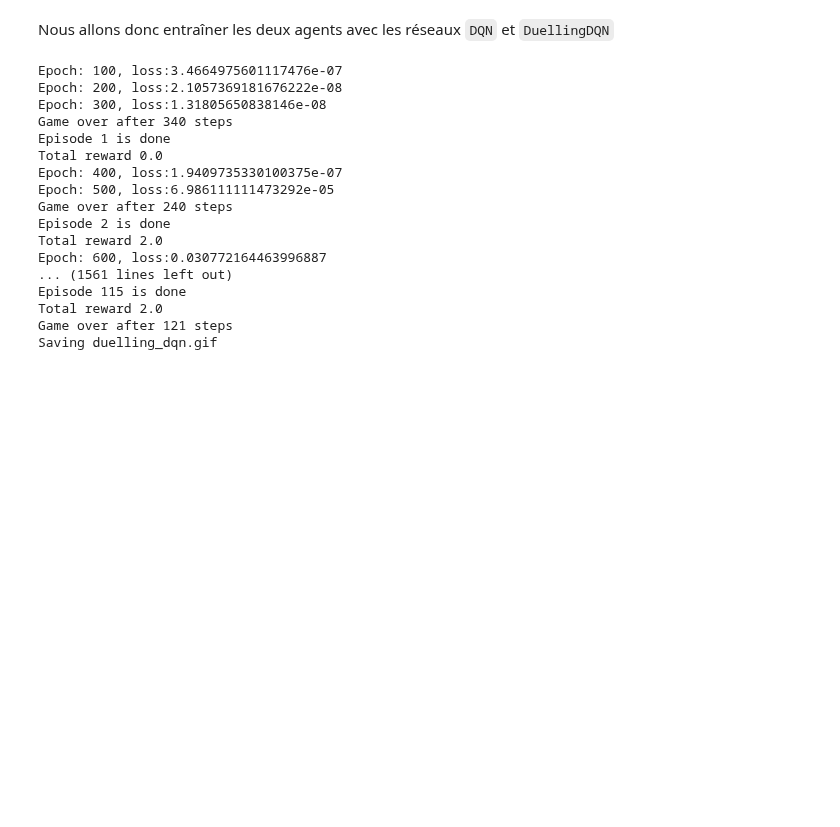
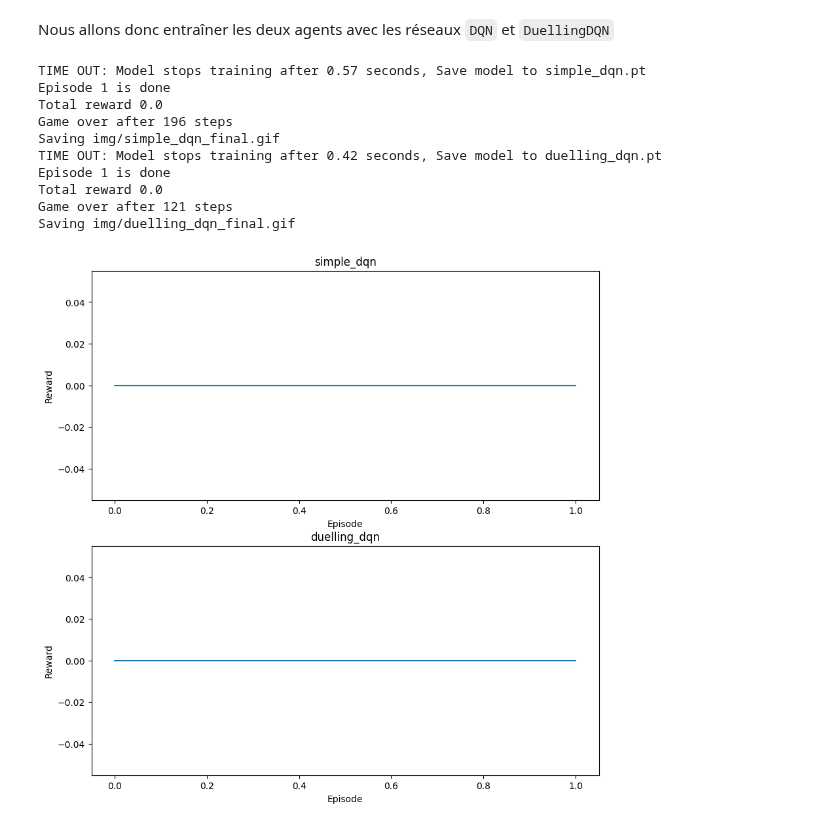
Before and after one commit to Bast-94/RL-DQN, a Jupyter notebook: RL-DQN.ipynb, the cells around one changed output. Saved outputs shown, nothing was run; the diff lists cells and outputs as text; code cells hidden in the pictures; blank space fills up the shorter version.

Commit message:
ADD(reward_plot) + REFRACTOR

```diff
--- a/RL-DQN.ipynb
+++ b/RL-DQN.ipynb
@@ -98,10 +102,13 @@ import matplotlib.pyplot as plt
 import numpy as np
 import random
 import copy
+import os
 from time import time
 from collections import namedtuple
 # Librairie dédiée à la création des gif finaux
 from PIL import Image
+IMG_DIR = 'img'
+MODEL_DIR = 'models'
 # %% [markdown]
 #### Prétraitement des données
 # %% [markdown]
@@ -453,7 +492,7 @@ class Trainer:
   batch_size = 32
   gamma = 0.9
   update_frequency = 5
-  def __init__(self, agent: DQNAgent, verbose:bool=True,time_limit=3600,nb_episodes:int=25000):
+  def __init__(self, agent: DQNAgent, verbose:bool=True,time_limit=3600,nb_episodes:int=25000,name:str=None):
       self.agent = agent
       self.verbose = verbose
       self.epochs_count = 0
@@ -466,16 +505,26 @@ class Trainer:
       episode_index = 0
       total_reward = 0
       self.reboot_timer()
-      rewards = []
+      self.rewards = []
+      max_reward = 0
       while episode_index < self.nb_episodes and not self.stop:
           reward = self.play()
           self.rewards.append(reward)
           episode_index += 1
           total_reward+=reward
+          if(reward > max_reward):
+            max_reward = reward
+            model_file_path = os.path.join(MODEL_DIR,self.agent.model_file+'.pt')
+            self.agent.save_model(model_file_path)
+            self.log(f'Saving model to {model_file_path}')
+            gif_file_path = os.path.join(IMG_DIR,self.agent.model_file+'.gif')
+            self.agent.generate_gif(gif_file_path)
+
+          self.rewards.append(reward)
           self.log(f'Episode {episode_index} is done')
           self.log(f'Total reward {reward}')
       if(save_model):
-        self.agent.save_model()
+        self.agent.save_model(os.path.join(MODEL_DIR,self.agent.model_file+'.pt'))
       if(gif_file is not None):
         self.agent.generate_gif(gif_file)
       return total_reward/episode_index
@@ -503,7 +552,7 @@ class Trainer:
       step_index = 0
       agent = self.agent
       current_state,frame = agent.state_gen.init_env()
-      agent.frames.append(frame)
+
 
       total_reward = 0
 
@@ -513,18 +562,14 @@ class Trainer:
           next_state, reward, done, info, next_state_frame = agent.make_action(a_t)
           assert next_state.shape[0] == (agent.seq_len), "Bad Shapes"
           assert current_state.shape[0] == (agent.seq_len), "Bad Shapes"
-          if(keep_frame):
-            agent.frames.append(next_state_frame)
+
           total_reward += reward
-
           if train:
               transition = GameTransition(current_state, a_t, reward, next_state, done)
               agent.experiences.enqueue(transition)
               loss = agent.train_model()
               if step_index % self.update_frequency == 0:
                   agent.update_parameters()
-              if(agent.epoch_count % 100 == 0):
-                self.log(f'Epoch: {agent.epoch_count}, loss:{loss}')
 
           if done:
               self.log(f'Game over after {step_index} steps')
@@ -536,41 +581,43 @@ class Trainer:
 Nous allons donc entraîner les deux agents avec les réseaux `DQN` et `DuellingDQN`
 # %%
 seq_len = 5
-TIME_LIMIT = 3600
+TIME_LIMIT = 2*3600
 env_name = 'ALE/Breakout-v5'
 env = gym.make(env_name, render_mode="rgb_array")
 
 model_types = ['simple_dqn', 'duelling_dqn']
 simple_dqn = DQN(input_data.n_action, input_data.height, input_data.width,seq_len=seq_len)
 duelling_dqn = DuellingDQN(input_data.n_action, input_data.height, input_data.width,seq_len=seq_len)
 models = [simple_dqn,duelling_dqn]
 agents = []
+fig = plt.figure(figsize=(10,10))
 for model,model_type in zip(models,model_types):
   agent = DQNAgent(env,model_file=model_type,model=model)
-  trainer = Trainer(agent,time_limit=TIME_LIMIT)
+  trainer = Trainer(agent,time_limit=TIME_LIMIT,name=model_type)
   mean_reward = trainer.train_agent()
   agent.clear_experiences()
   agents.append(agent)
   trainer.reboot_timer()
   trainer.play(train=False,keep_frame=True)
-  agent.generate_gif(model_type+'.gif')
+  ax = fig.add_subplot(2,1,models.index(model)+1)
+  ax.plot(trainer.rewards)
+  ax.set_title(model_type)
+  ax.set_xlabel('Episode')
+  ax.set_ylabel('Reward')
+
+  agent.generate_gif(os.path.join(IMG_DIR,f'{model_type}_final.gif'))
+fig.savefig(os.path.join(IMG_DIR,'rewards.png'))
 # %% [output]
-Epoch: 100, loss:3.4664975601117476e-07
-Epoch: 200, loss:2.1057369181676222e-08
-Epoch: 300, loss:1.31805650838146e-08
-Game over after 340 steps
+TIME OUT: Model stops training after 0.57 seconds, Save model to simple_dqn.pt
 Episode 1 is done
 Total reward 0.0
-Epoch: 400, loss:1.9409735330100375e-07
-Epoch: 500, loss:6.986111111473292e-05
-Game over after 240 steps
-Episode 2 is done
-Total reward 2.0
-Epoch: 600, loss:0.030772164463996887
-... (1561 lines left out)
-Episode 115 is done
-Total reward 2.0
+Game over after 196 steps
+Saving img/simple_dqn_final.gif
+TIME OUT: Model stops training after 0.42 seconds, Save model to duelling_dqn.pt
+Episode 1 is done
+Total reward 0.0
 Game over after 121 steps
-Saving duelling_dqn.gif
+Saving img/duelling_dqn_final.gif
+[figure, added]
 # %% [markdown]
 [](./simple_dqn.gif)
```
Also changed, not shown: parts of 6 cells of this notebook, 7 other files.
